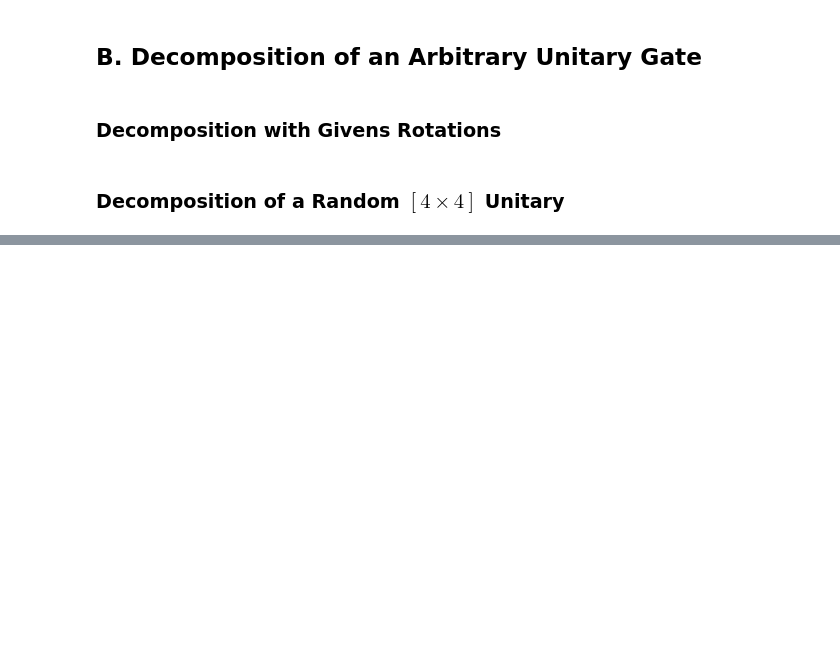
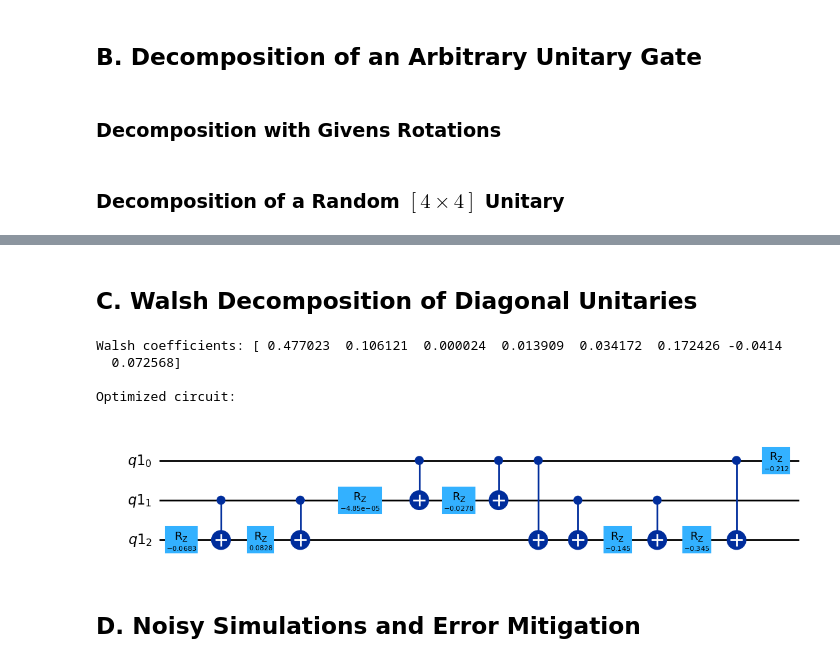
Before and after one commit to batistagroup/qflux, a Jupyter notebook: demos/tutorial/Part_I.ipynb, the cells around one changed output, grey strips where cells are left out. Cells and saved outputs as stored; diff of their text form; code cells hidden in the pictures; blank space fills up the shorter version.

```diff
--- a/demos/tutorial/Part_I.ipynb
+++ b/demos/tutorial/Part_I.ipynb
@@ -2151,0 +2213,2 @@ print_nicely(U_transformed)
+# %% [markdown]
+## C. Walsh Decomposition of Diagonal Unitaries
@@ -2151,0 +2331,27 @@ print_nicely(U_transformed)
+# %%
+# Test with n_qubits
+
+# Example with random diagonal matrix elements
+n_qubits = 3 # Number of qubits
+np.random.seed(44)
+state = np.random.rand(2**n_qubits) # Random function values
+
+# Calculate Walsh coefficients
+coeffs = walsh_coefficients(state, n_qubits)
+print("Walsh coefficients:", coeffs)
+
+# Generate and optimize circuit
+gates = walsh_circuit_list(coeffs, n_qubits)
+gates_opt = optimize_circuit(gates)
+circuit = build_circuit(gates_opt, n_qubits)
+
+print("\nOptimized circuit:")
+circuit.draw(output="mpl")
+# %% [output]
+Walsh coefficients: [ 0.477023  0.106121  0.000024  0.013909  0.034172  0.172426 -0.0414
+  0.072568]
+
+Optimized circuit:
+[figure, added]
+# %% [markdown]
+## D. Noisy Simulations and Error Mitigation
```
Also changed, not shown: parts of 9 cells of this notebook.
